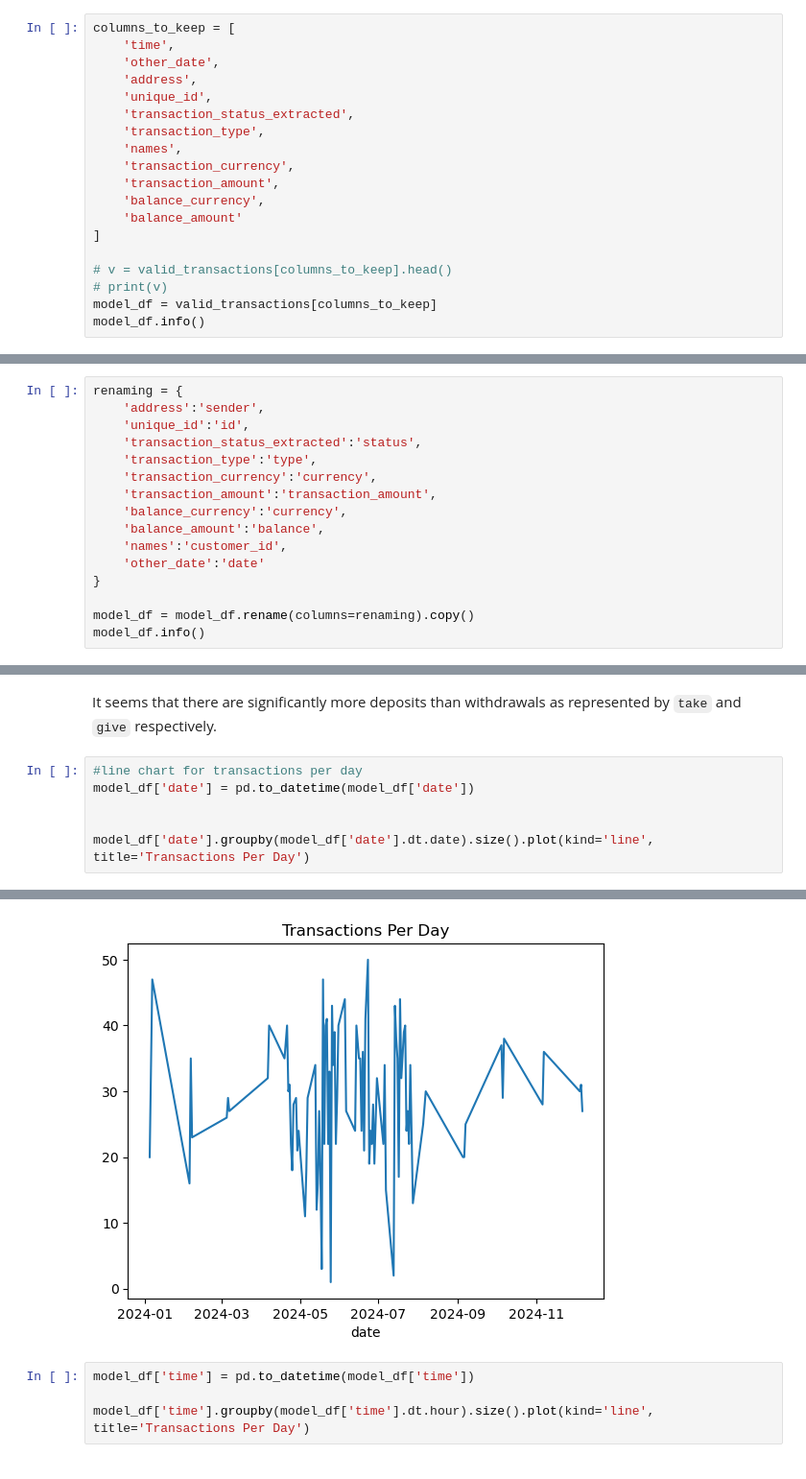
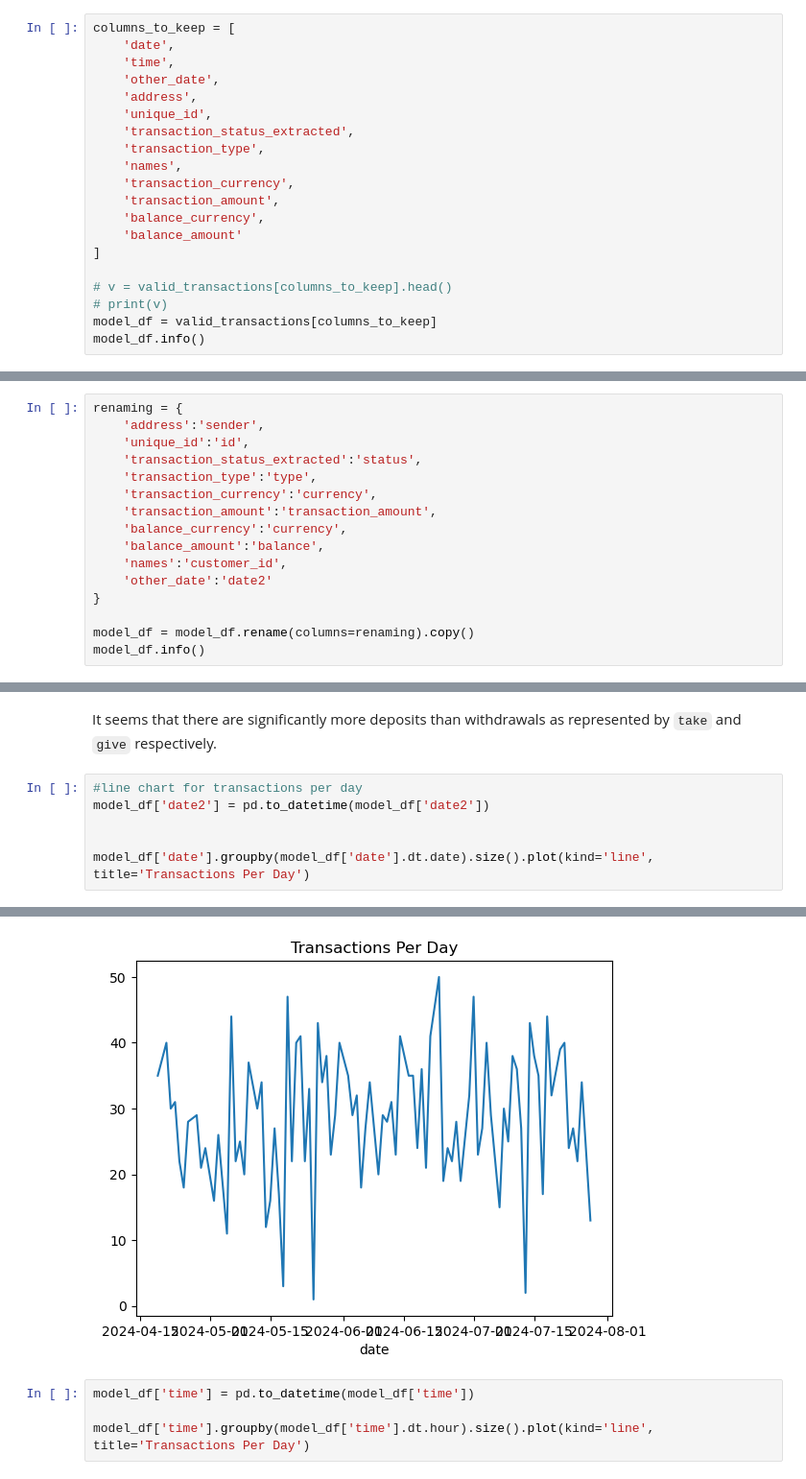
Before and after one commit to MarwaBrian/mpesa, a Jupyter notebook: index.ipynb, the cells around one changed output, grey strips where cells are left out. Shown at 96% size. Cells and saved outputs as stored; diff of their text form.

Commit message:
bad visuals

```diff
--- a/index.ipynb
+++ b/index.ipynb
@@ -448,6 +448,7 @@ valid_transactions['body'].iloc[71]
 'SDL3WG59Y7 Confirmed. On 21/4/24 at 10:12 PM Take Ksh297.00 cash from Olivia Kilonzo Your M-PESA float balance is Ksh12,321.00. Click the link to Download M-Pesa Agent App and Transact the SMART way  ...
 # %%
 columns_to_keep = [
+    'date',
     'time',
     'other_date',
     'address',
@@ -495,7 +497,7 @@ renaming = {
     'balance_currency':'currency',
     'balance_amount':'balance',
     'names':'customer_id',
-    'other_date':'date'
+    'other_date':'date2'
 }
 
 model_df = model_df.rename(columns=renaming).copy()
@@ -532,13 +535,13 @@ type_count.plot(kind='bar', title='Distribution of Transaction Types')
 It seems that there are significantly more deposits than withdrawals as represented by `take` and `give` respectively.
 # %%
 #line chart for transactions per day
-model_df['date'] = pd.to_datetime(model_df['date'])
+model_df['date2'] = pd.to_datetime(model_df['date2'])
 
 
 model_df['date'].groupby(model_df['date'].dt.date).size().plot(kind='line', title='Transactions Per Day')
 # %% [output]
 <Axes: title={'center': 'Transactions Per Day'}, xlabel='date'>
-[figure, old version]
+[figure, new version]
 # %%
 model_df['time'] = pd.to_datetime(model_df['time'])
 
```
Also changed, not shown: parts of 10 cells of this notebook.
